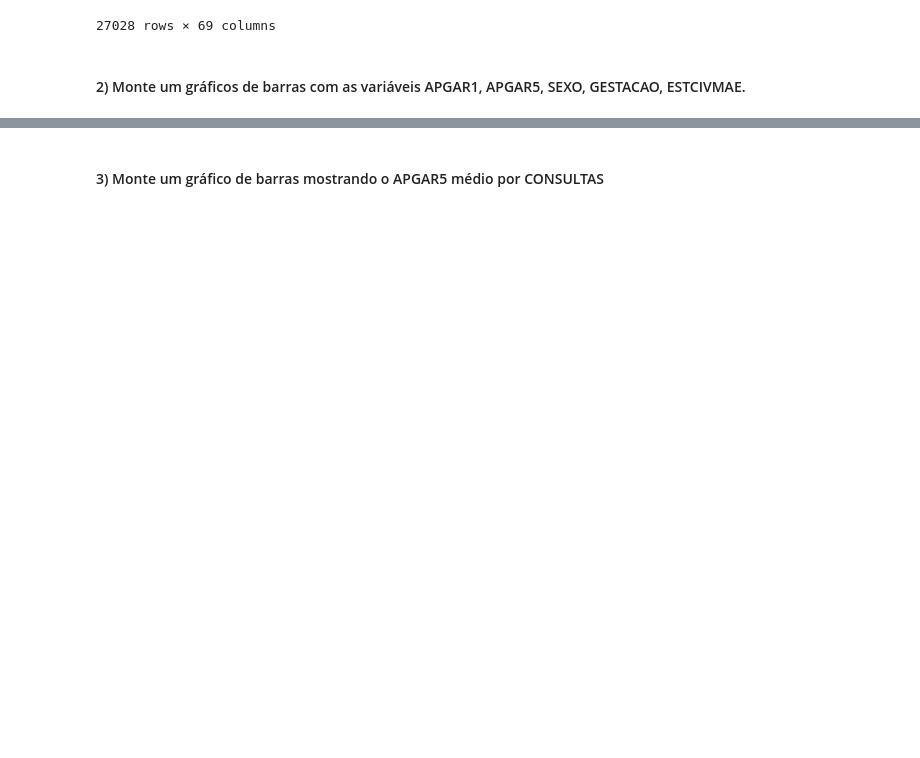
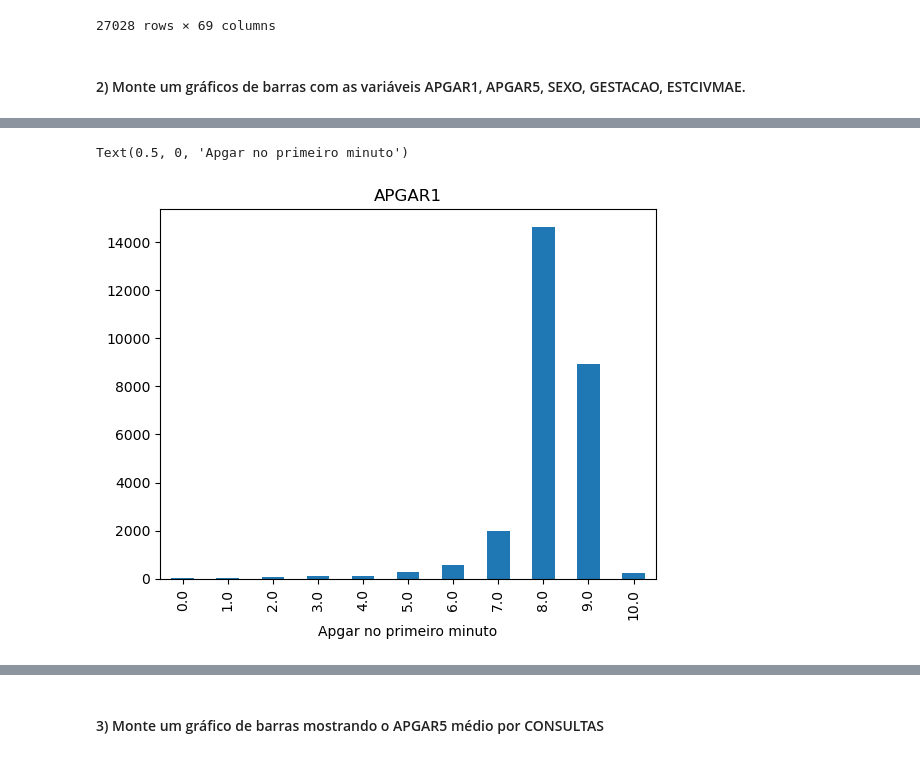
Before and after one commit to Jefersonfranca/Exerc-cio1m-dulo-6, a Jupyter notebook: mod06 tarefa 1.ipynb, the cells around one changed output, grey strips where cells are left out. Drawn from its saved outputs; the diff is of its cells as text; code cells hidden in the pictures; blank space fills up the shorter version.

```diff
--- a/mod06 tarefa 1.ipynb
+++ b/mod06 tarefa 1.ipynb
@@ -50,0 +28,7 @@ graf5.hist(df_sinasc['ESTCIVMAE'].dropna())
+# %%
+sinasc['APGAR1'].value_counts().sort_index().plot.bar()
+plt.title(label='APGAR1')
+plt.xlabel(xlabel='Apgar no primeiro minuto')
+# %% [output]
+Text(0.5, 0, 'Apgar no primeiro minuto')
+[figure, added]
```
Also changed, not shown: parts of 9 cells of this notebook.
